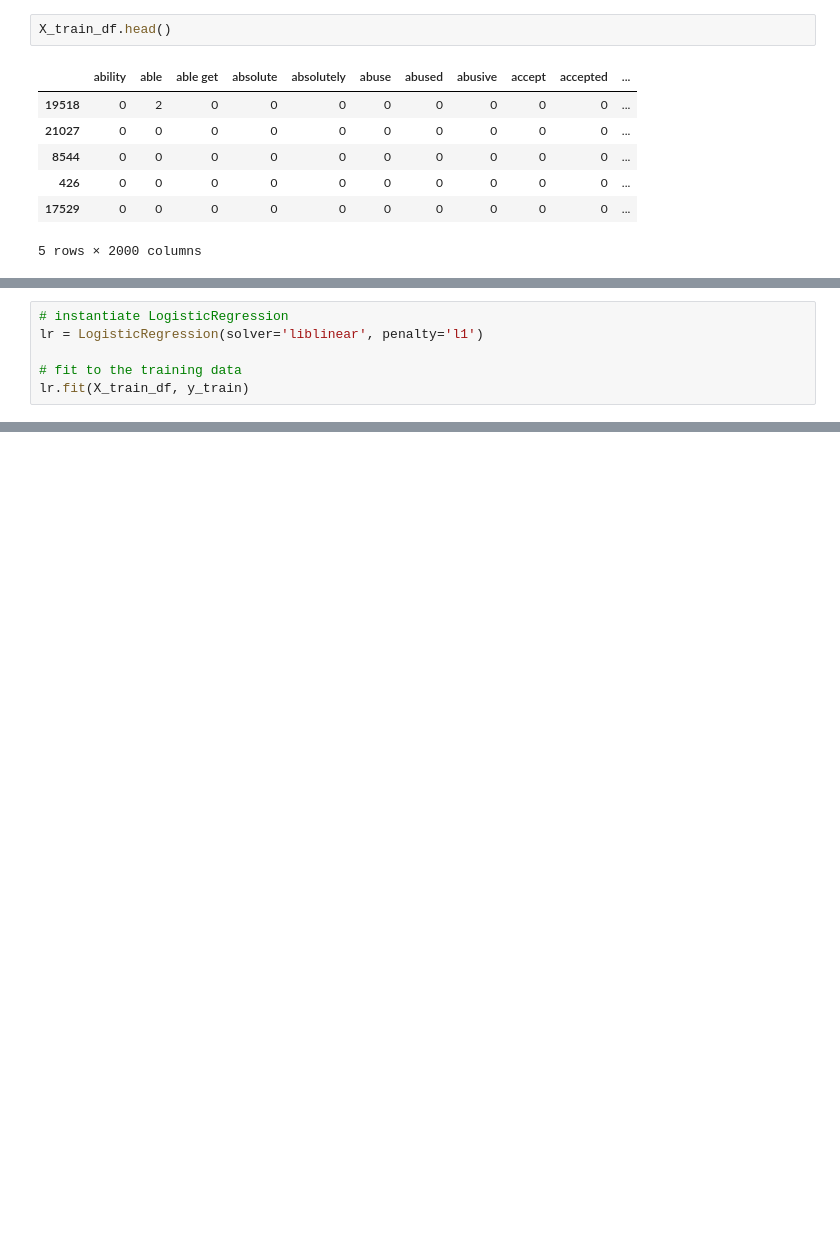
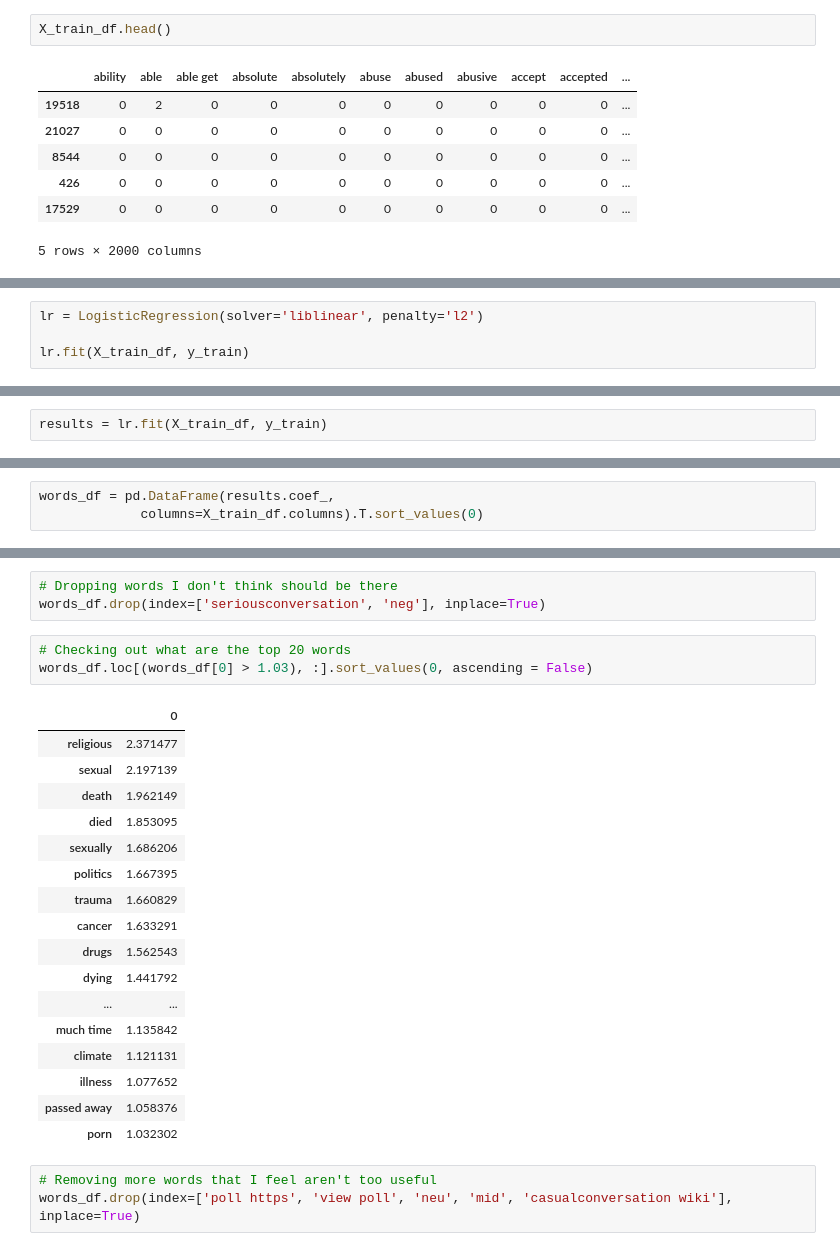
Before and after one commit to roycephillipsjr/GA_project_3_Reddit_Classification, a Jupyter notebook: 04_Modeling.ipynb, the cells around one changed output, grey strips where cells are left out. Saved outputs shown, nothing was run; the diff lists cells and outputs as text; blank space fills up the shorter version.

```diff
--- a/04_Modeling.ipynb
+++ b/04_Modeling.ipynb
@@ -479,8 +501,6 @@ X_test_df.shape, y_test.shape
 # %%
-# instantiate LogisticRegression
-lr = LogisticRegression(solver='liblinear', penalty='l1')
+lr = LogisticRegression(solver='liblinear', penalty='l2')
 
-# fit to the training data
 lr.fit(X_train_df, y_train)
 # %% [output]
 LogisticRegression(C=1.0, class_weight=None, dual=False, fit_intercept=True,
@@ -497,0 +521,2 @@ test: 0.8057752437005702
+# %%
+results = lr.fit(X_train_df, y_train)
@@ -497,0 +528,3 @@ test: 0.8057752437005702
+# %%
+words_df = pd.DataFrame(results.coef_,
+             columns=X_train_df.columns).T.sort_values(0)
@@ -497,0 +547,27 @@ test: 0.8057752437005702
+# %%
+# Dropping words I don't think should be there
+words_df.drop(index=['seriousconversation', 'neg'], inplace=True)
+# %%
+# Checking out what are the top 20 words
+words_df.loc[(words_df[0] > 1.03), :].sort_values(0, ascending = False)
+# %% [output]
+|  | 0 |
+| religious | 2.371477 |
+| sexual | 2.197139 |
+| death | 1.962149 |
+| died | 1.853095 |
+| sexually | 1.686206 |
+| politics | 1.667395 |
+| trauma | 1.660829 |
+| cancer | 1.633291 |
+| drugs | 1.562543 |
+| dying | 1.441792 |
+| ... | ... |
+| much time | 1.135842 |
+| climate | 1.121131 |
+| illness | 1.077652 |
+| passed away | 1.058376 |
+| porn | 1.032302 |
+# %%
+# Removing more words that I feel aren't too useful
+words_df.drop(index=['poll https', 'view poll', 'neu', 'mid', 'casualconversation wiki'], inplace=True)
```
Also changed, not shown: parts of 34 cells of this notebook, 9 other files.
